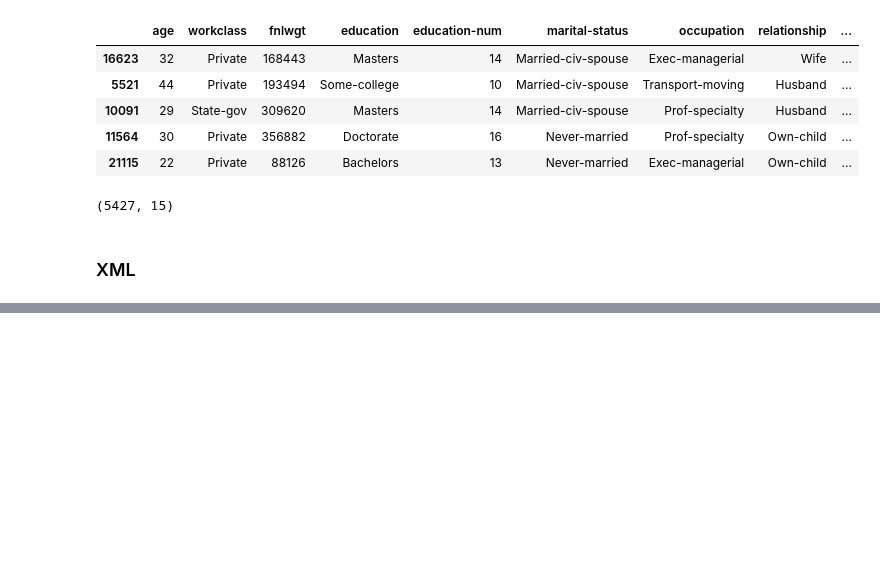
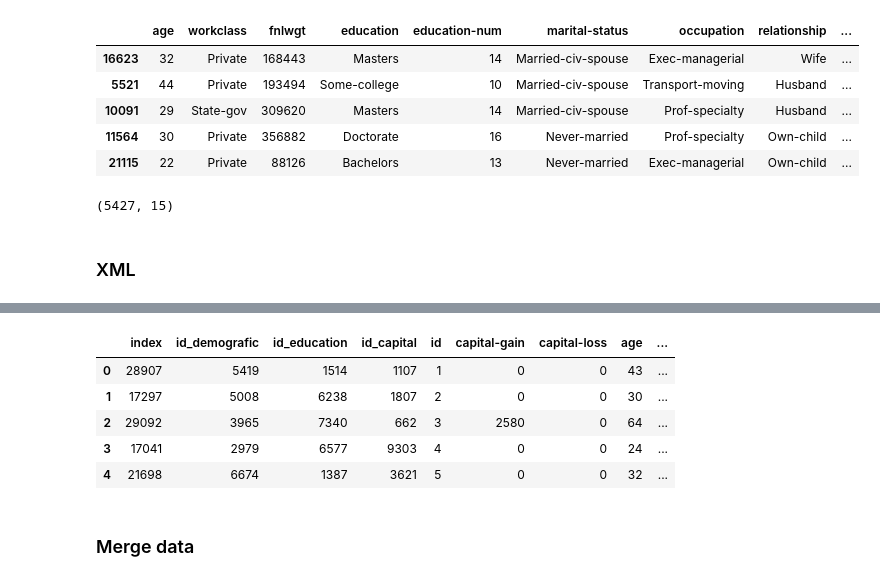
Before and after one commit to mkainula/ml-engineer, a Jupyter notebook: 05_Databases/Assignment 5.ipynb, the cells around one changed output, grey strips where cells are left out. Cells and saved outputs as stored; diff of their text form; code cells hidden in the pictures; blank space fills up the shorter version.

```diff
--- a/05_Databases/Assignment 5.ipynb
+++ b/05_Databases/Assignment 5.ipynb
@@ -198,0 +187,2 @@ parsed_items
+# %%
+adult_sql = adult_sql.T.drop_duplicates().T
@@ -198,0 +193,9 @@ parsed_items
+# %%
+adult_sql.head()
+# %% [output]
+|  | index | id_demografic | id_education | id_capital | id | capital-gain | capital-loss | age | ... |
+| 0 | 28907 | 5419 | 1514 | 1107 | 1 | 0 | 0 | 43 | ... |
+| 1 | 17297 | 5008 | 6238 | 1807 | 2 | 0 | 0 | 30 | ... |
+| 2 | 29092 | 3965 | 7340 | 662 | 3 | 2580 | 0 | 64 | ... |
+| 3 | 17041 | 2979 | 6577 | 9303 | 4 | 0 | 0 | 24 | ... |
+| 4 | 21698 | 6674 | 1387 | 3621 | 5 | 0 | 0 | 32 | ... |
@@ -198,0 +204,2 @@ parsed_items
+# %% [markdown]
+### Merge data
```
Also changed, not shown: parts of 28 cells of this notebook.
